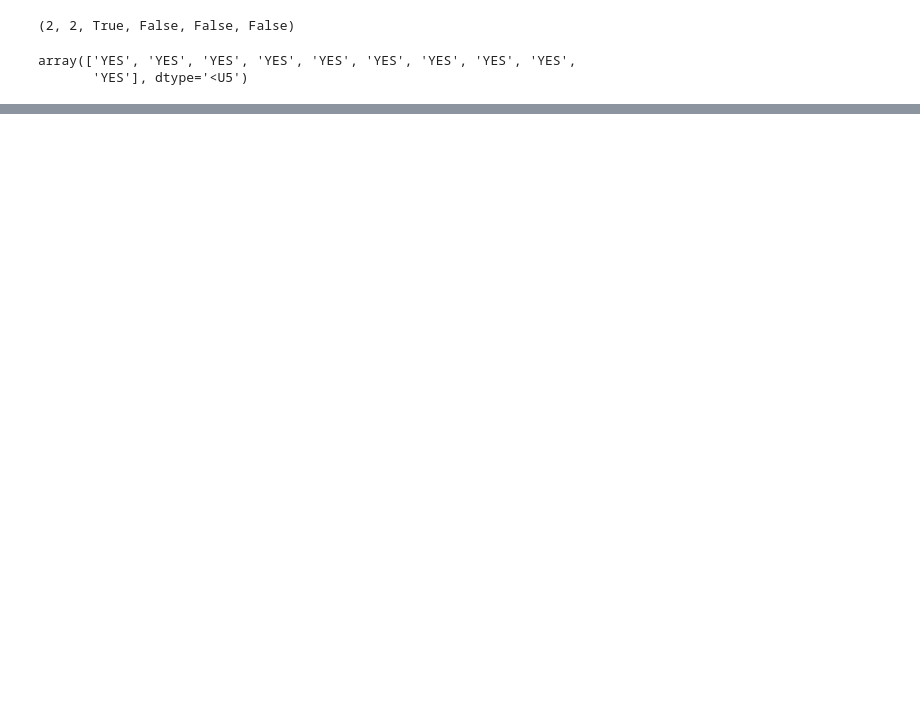
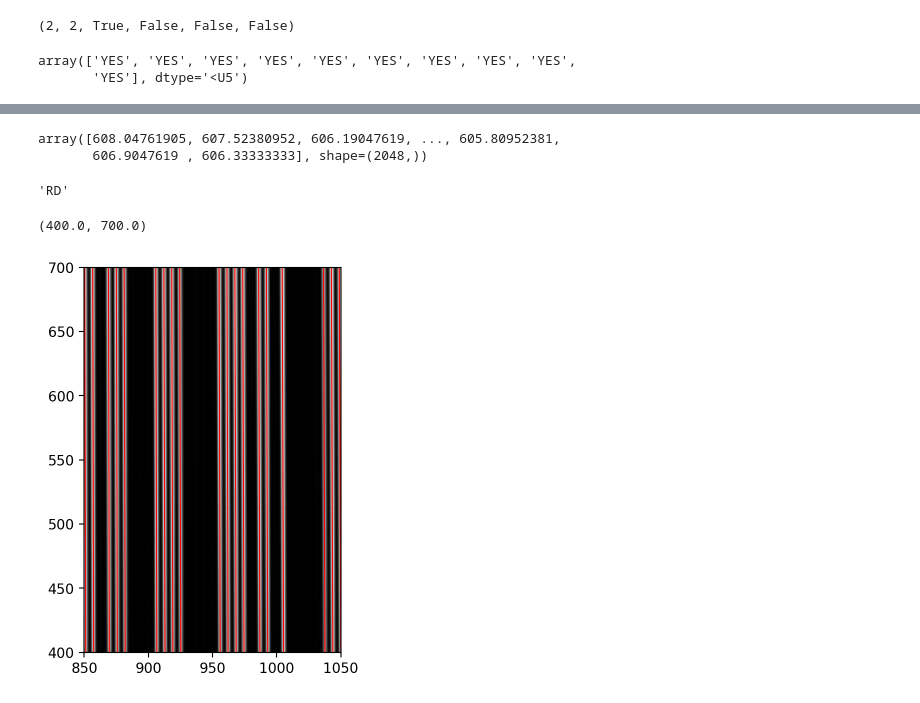
Before and after one commit to hbahk/kspecdr, a Jupyter notebook: notebooks/test_make_tlm.ipynb, the cells around one changed output, grey strips where cells are left out. Drawn from its saved outputs; the diff is of its cells as text; code cells hidden in the pictures; blank space fills up the shorter version.

```diff
--- a/notebooks/test_make_tlm.ipynb
+++ b/notebooks/test_make_tlm.ipynb
@@ -85,0 +163,5 @@ array(['YES', 'YES', 'YES', 'YES', 'YES', 'YES', 'YES', 'YES', 'YES',
+# %%
+spat_slice
+# %% [output]
+array([608.04761905, 607.52380952, 606.19047619, ..., 605.80952381,
+       606.9047619 , 606.33333333], shape=(2048,))
@@ -85,0 +170,17 @@ array(['YES', 'YES', 'YES', 'YES', 'YES', 'YES', 'YES', 'YES', 'YES',
+# %%
+im.hdul[0].header["SPECTID"]
+# %% [output]
+'RD'
+# %%
+from astropy.visualization import ZScaleInterval
+from matplotlib import pyplot as plt
+
+fig, ax = plt.subplots(figsize=(5, 5))
+# ax.imshow(img_data, vmin=ZScaleInterval().get_limits(img_data)[0], vmax=ZScaleInterval().get_limits(img_data)[1])
+ax.imshow(img_data, cmap='gray')
+ln = ax.plot(traces, np.arange(1, nx + 1) - 0.5, c='r', lw=0.8)
+ax.set_xlim(850, 1050)
+ax.set_ylim(400, 700)
+# %% [output]
+(400.0, 700.0)
+[figure, added]
```
Also changed, not shown: parts of 10 cells of this notebook, 1 other file.
